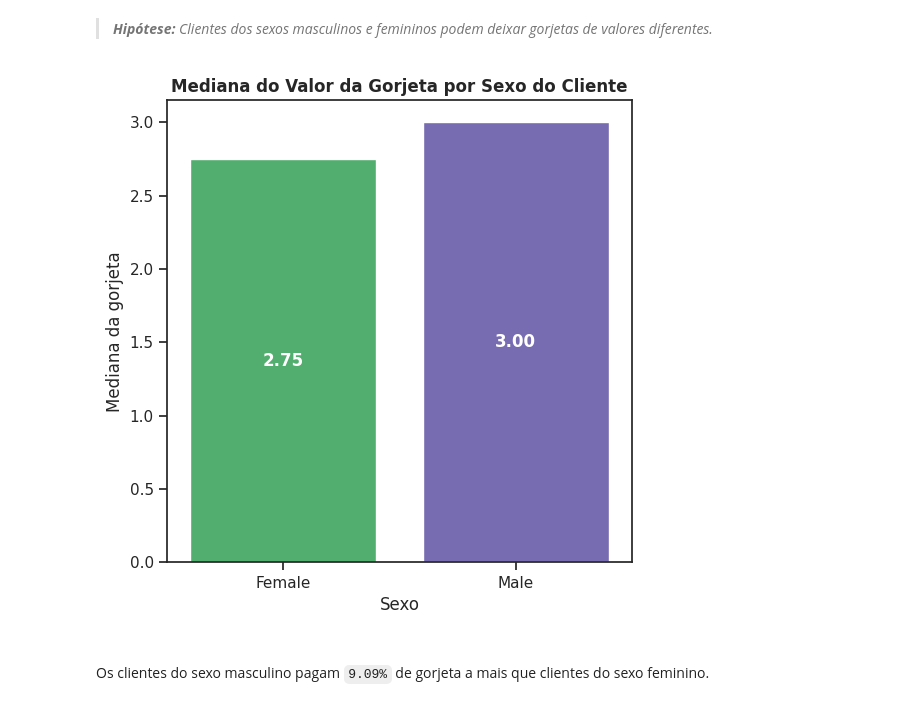
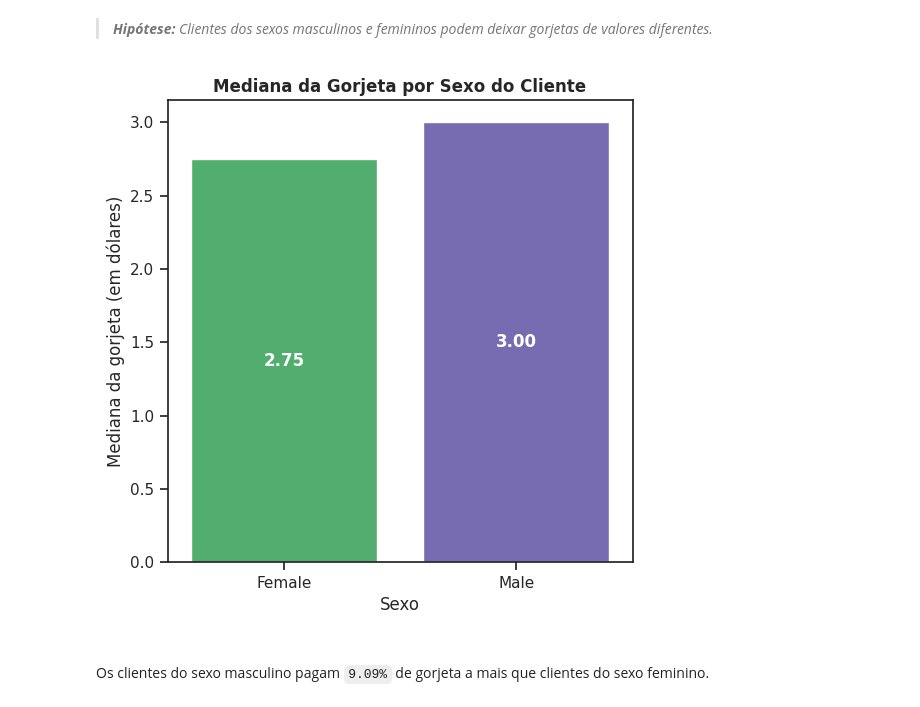
Before and after one commit to vikpires/DS_tips-dataset, a Jupyter notebook: notebooks/01-exploratory_data_analysis.ipynb, the cells around one changed output. Saved outputs shown, nothing was run; the diff lists cells and outputs as text; code cells hidden in the pictures.

```diff
--- a/notebooks/01-exploratory_data_analysis.ipynb
+++ b/notebooks/01-exploratory_data_analysis.ipynb
@@ -105,17 +105,14 @@ O dataframe possui 7 variáveis, sendo elas classificadas como:
 # %% [markdown]
 Existem valores faltantes ou nulos `(NaN)` no conjunto de dados?
 # %%
-# Análise de valores faltantes ou nulos nas variáveis
+# Analisando os valores faltantes ou nulos nas variáveis
 number_of_nan_by_column = df.isnull().sum().loc[lambda x: x > 0]
 number_of_nan_rows = df.isnull().any(axis=1).sum()
 
+if number_of_nan_rows == 0:
+    print("O conjunto não possui dados faltantes.")
+else:
+    print(f"O conjunto possui {number_of_nan_rows} linhas com dados faltantes.")
+
 display(number_of_nan_by_column)
-display(Markdown(
-    "<br>"
-    f"O conjunto de dados possui `{number_of_nan_rows}` linhas com valores faltantes.\n"
-    "Logo, constatou-se que não há valores faltantes no conjunto de dados."
-    "\n---"
-))
-
-df.dropna(inplace=True)
 # %% [output]
@@ -526,21 +477,17 @@ plt.show()
 # %% [markdown]
 >***Hipótese:*** *Clientes dos sexos masculinos e femininos podem deixar gorjetas de valores diferentes.*
 # %%
-# Calculando a mediana das gorjetas por gênero
+# Calculando a mediana da variável 'tip' por 'sex'
 median_tips_by_sex = df.groupby('sex')['tip'].median().sort_values()
 
-# Criando o gráfico
 plt.figure(figsize=(6, 6))
 ax = sns.barplot(x=median_tips_by_sex.index, y=median_tips_by_sex.values, palette=colors)
-
-# Adicionando rótulos às barras
 ax.bar_label(ax.containers[0], fmt='%.2f', label_type='center', color='white', weight='bold')
 
-# Adicionando título e rótulos
-plt.title('Mediana do Valor da Gorjeta por Sexo do Cliente', weight='bold')
+plt.title('Mediana da Gorjeta por Sexo do Cliente', weight='bold')
 plt.xlabel('Sexo')
-plt.ylabel('Mediana da gorjeta')
+plt.ylabel('Mediana da gorjeta (em dólares)')
 plt.show()
 # %% [output]
-[figure, old version]
+[figure, new version]
 # %%
```
Also changed, not shown: parts of 26 cells of this notebook.
